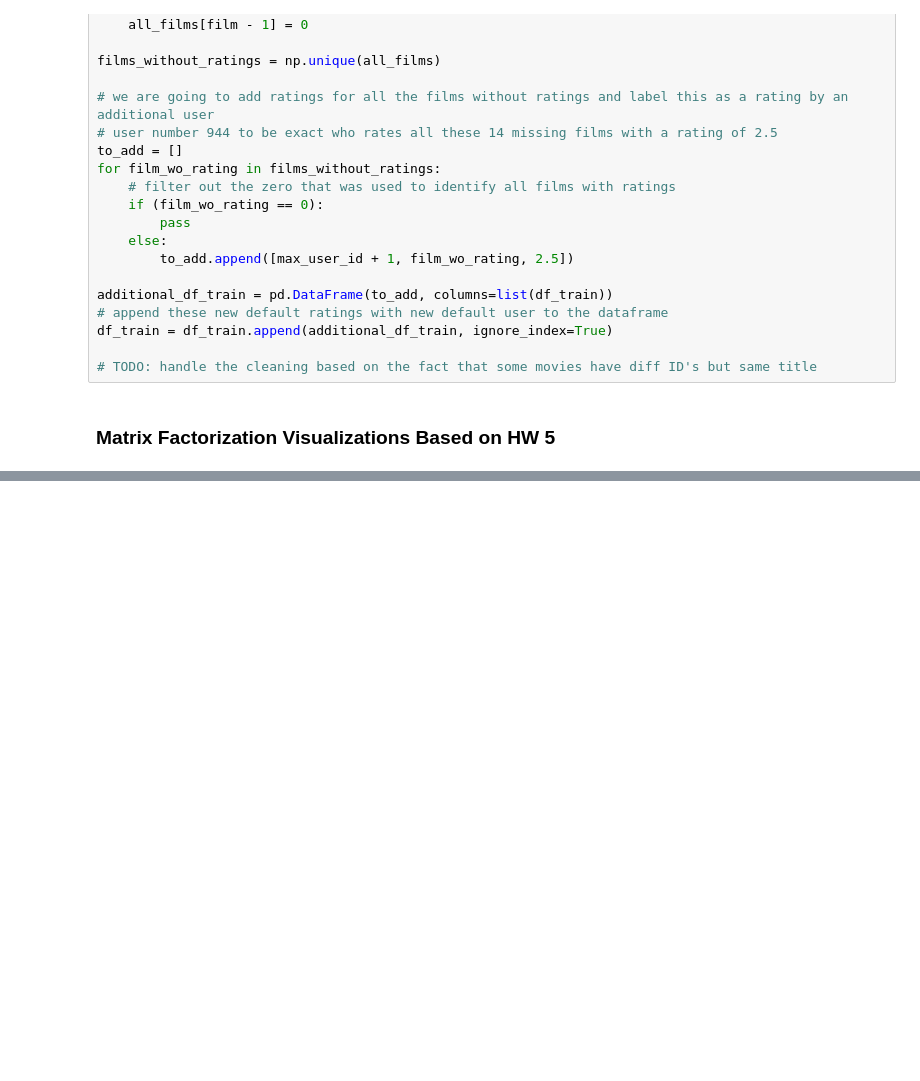
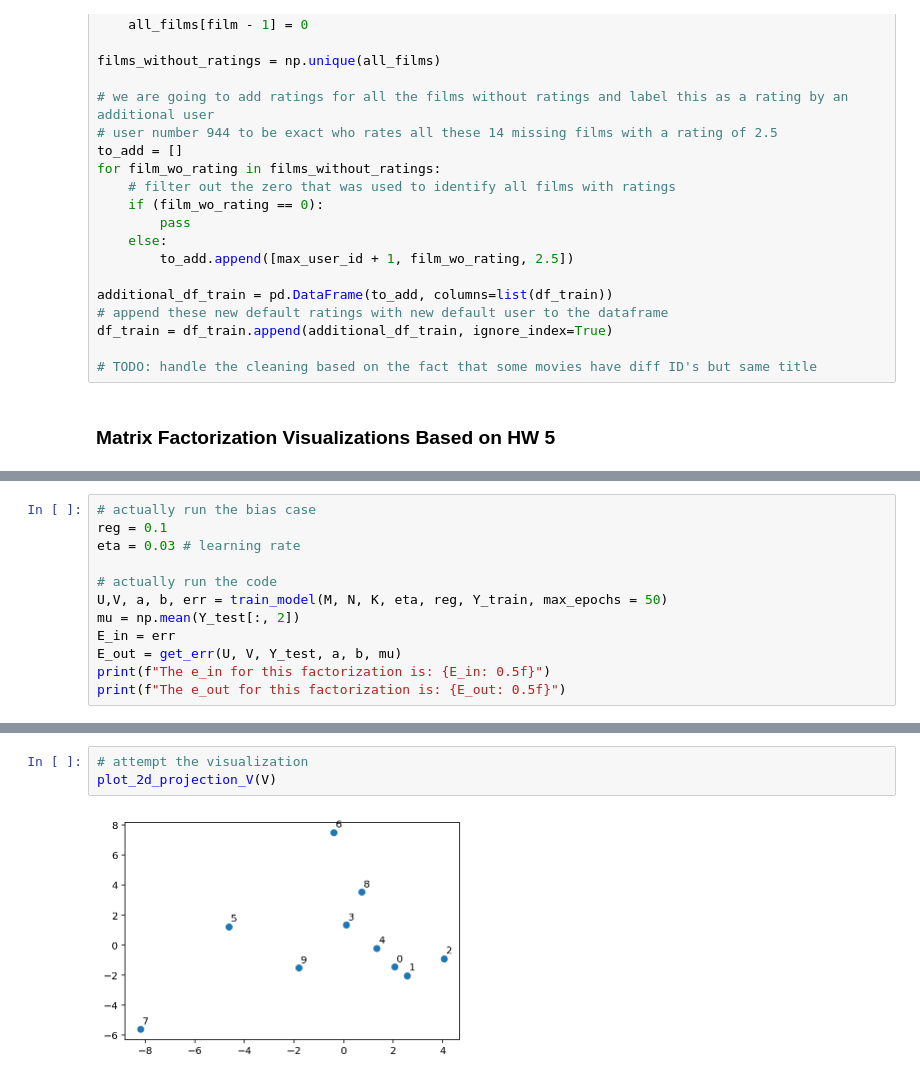
Before and after one commit to Lioscro/cs155-miniproject2, a Jupyter notebook: notebooks/5_matrix_factorization_visualizations.ipynb, the cells around one changed output, grey strips where cells are left out. Saved outputs shown, nothing was run; the diff lists cells and outputs as text; blank space fills up the shorter version.

```diff
--- a/notebooks/5_matrix_factorization_visualizations.ipynb
+++ b/notebooks/5_matrix_factorization_visualizations.ipynb
@@ -259,0 +416,12 @@ plot_2d_projection_V(V)
+# %%
+# actually run the bias case
+reg = 0.1
+eta = 0.03 # learning rate
+
+# actually run the code
+U,V, a, b, err = train_model(M, N, K, eta, reg, Y_train, max_epochs = 50)
+mu = np.mean(Y_test[:, 2])
+E_in = err
+E_out = get_err(U, V, Y_test, a, b, mu)
+print(f"The e_in for this factorization is: {E_in: 0.5f}")
+print(f"The e_out for this factorization is: {E_out: 0.5f}")
@@ -259,0 +440,5 @@ plot_2d_projection_V(V)
+# %%
+# attempt the visualization
+plot_2d_projection_V(V)
+# %% [output]
+[figure, added]
```
Also changed, not shown: parts of 6 cells of this notebook.
